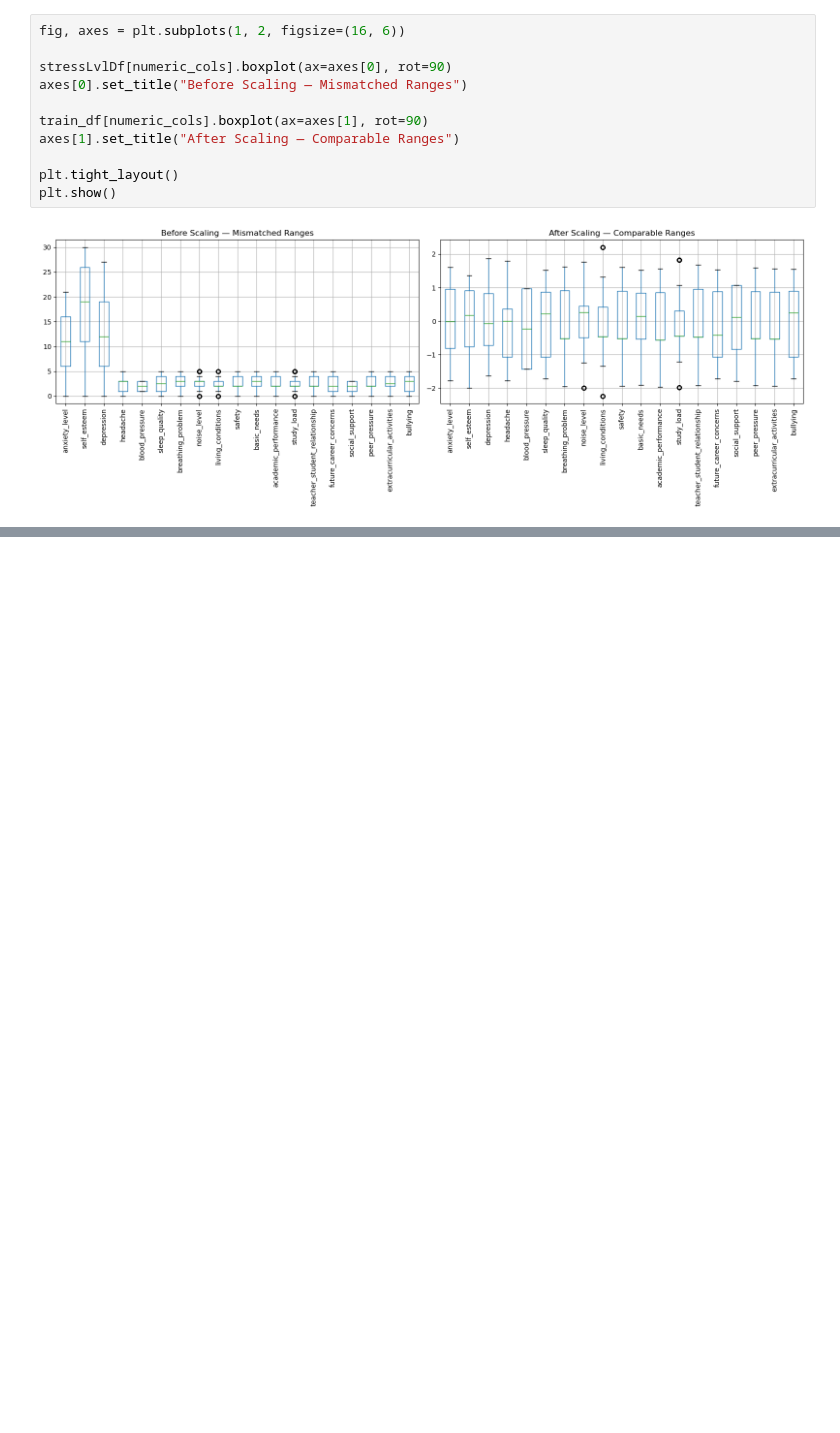
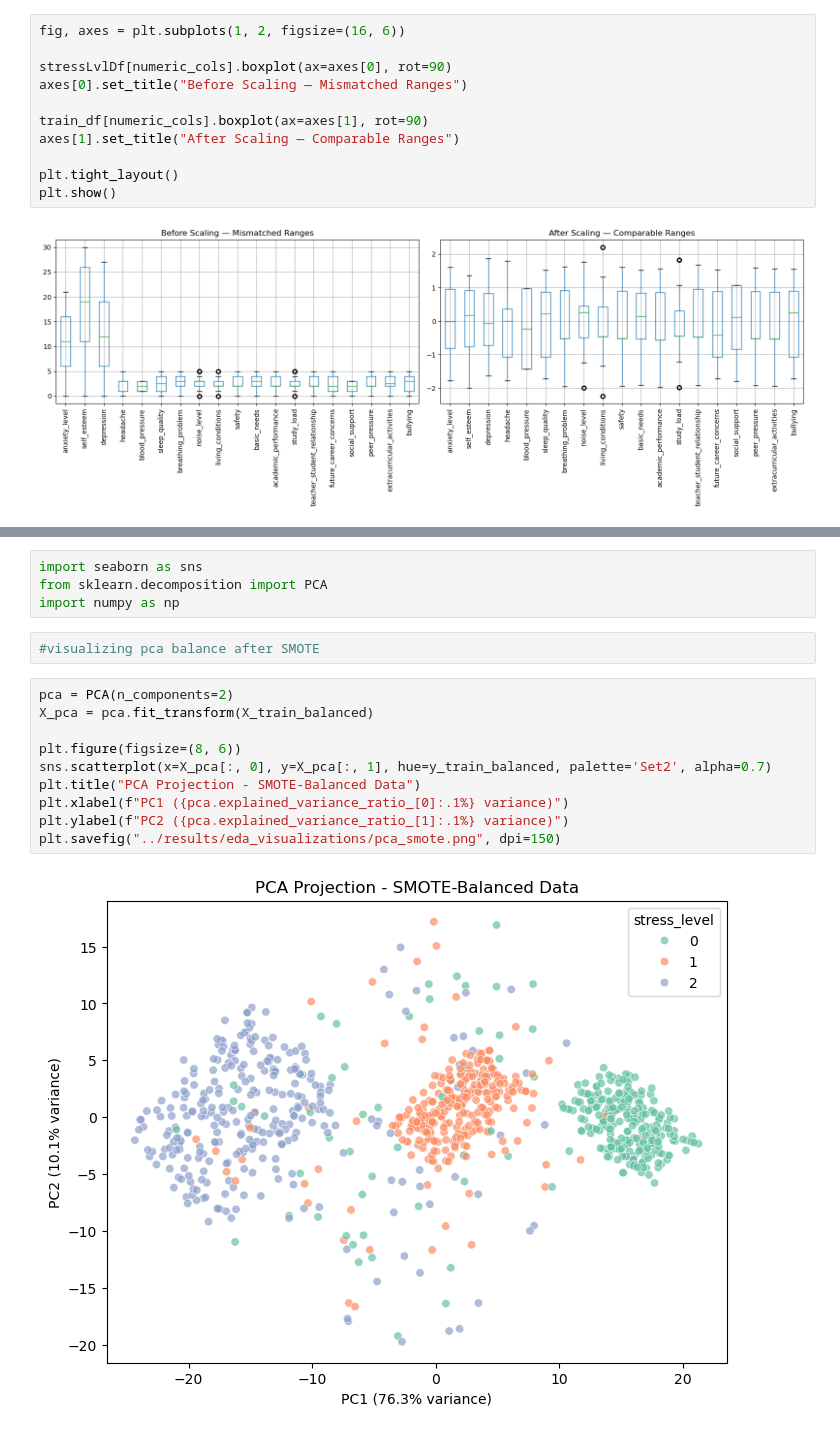
Before and after one commit to chandiracje/AIMAL_Project_Y2S1_G8.1_03, a Jupyter notebook: notebooks/StressLevelDataset(Scaling_IT25102446).ipynb, the cells around one changed output, grey strips where cells are left out. Saved outputs shown, nothing was run; the diff lists cells and outputs as text; blank space fills up the shorter version.

```diff
--- a/notebooks/StressLevelDataset(Scaling_IT25102446).ipynb
+++ b/notebooks/StressLevelDataset(Scaling_IT25102446).ipynb
@@ -277,0 +354,18 @@ plt.show()
+# %%
+import seaborn as sns
+from sklearn.decomposition import PCA
+import numpy as np
+# %%
+#visualizing pca balance after SMOTE
+# %%
+pca = PCA(n_components=2)
+X_pca = pca.fit_transform(X_train_balanced)
+
+plt.figure(figsize=(8, 6))
+sns.scatterplot(x=X_pca[:, 0], y=X_pca[:, 1], hue=y_train_balanced, palette='Set2', alpha=0.7)
+plt.title("PCA Projection - SMOTE-Balanced Data")
+plt.xlabel(f"PC1 ({pca.explained_variance_ratio_[0]:.1%} variance)")
+plt.ylabel(f"PC2 ({pca.explained_variance_ratio_[1]:.1%} variance)")
+plt.savefig("../results/eda_visualizations/pca_smote.png", dpi=150)
+# %% [output]
+[figure, added]
```
Also changed, not shown: parts of 11 cells of this notebook, 4 other files.
